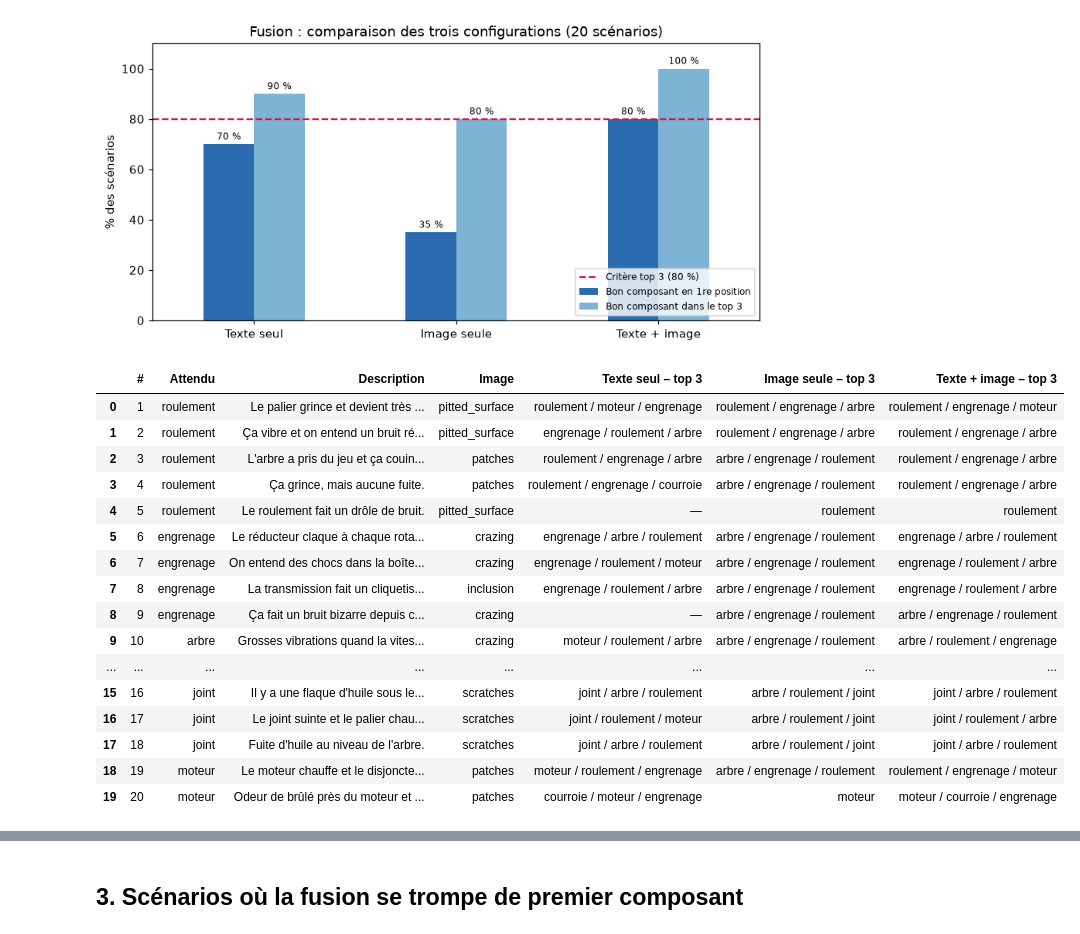
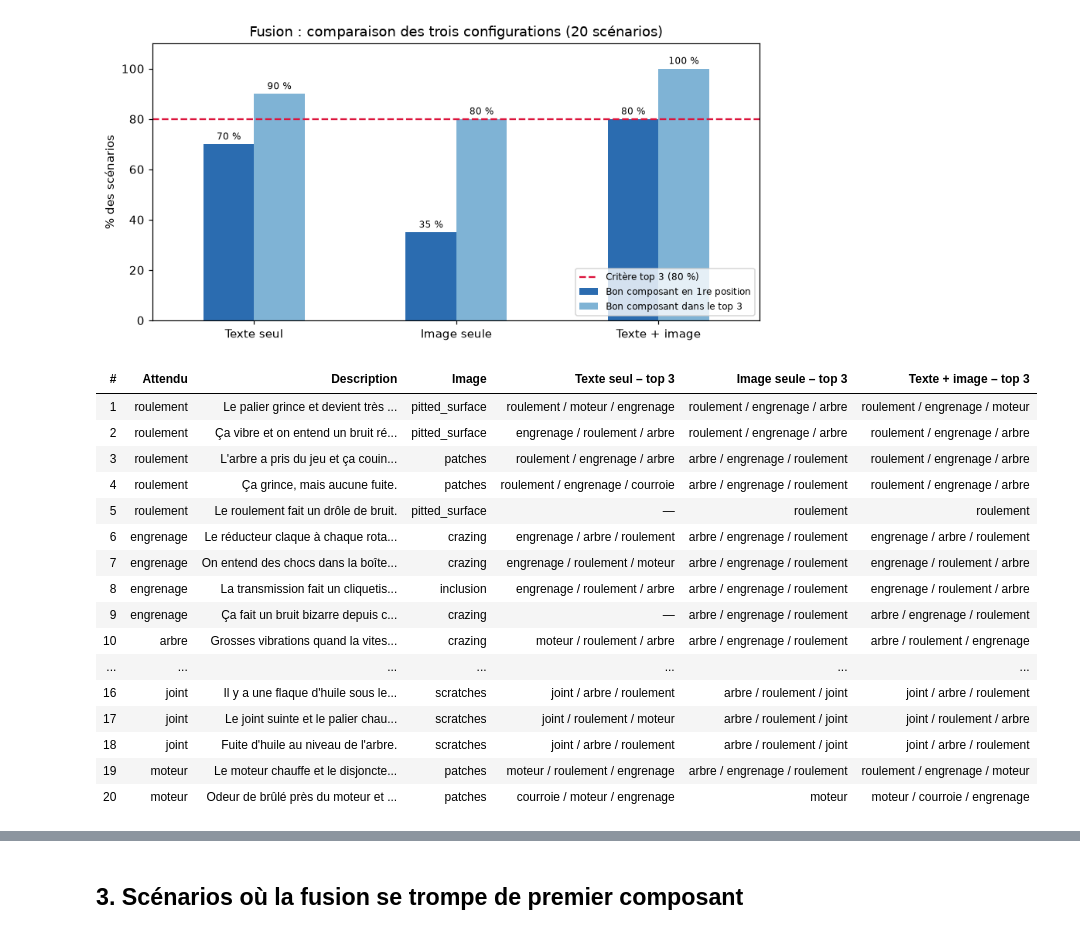
Before and after one commit to Schwonky/diagnostic-defauts, a Jupyter notebook: notebooks/fusion.ipynb, the cells around one changed output, grey strips where cells are left out. Saved outputs shown, nothing was run; the diff lists cells and outputs as text; code cells hidden in the pictures.

```diff
--- a/notebooks/fusion.ipynb
+++ b/notebooks/fusion.ipynb
@@ -164,33 +162,33 @@ plt.show()
 # %%
 colonnes = ["#", "Attendu", "Description", "Image", "Texte seul – top 3", "Image seule – top 3", "Texte + image – top 3"]
 def colorer(ligne):
     couleurs = []
     for col in ligne.index:
         nom = col.replace(" – top 3", "")
         if col.endswith("top 3") and f"{nom} – top 1 ok" in details:
             ok1, ok3 = details.loc[ligne.name, f"{nom} – top 1 ok"], details.loc[ligne.name, f"{nom} – top 3 ok"]
             couleurs.append("background-color: #d3f9d8; color: black" if ok1 else
                             "background-color: #fff3bf; color: black" if ok3 else "background-color: #ffe3e3; color: black")
         else:
             couleurs.append("")
     return couleurs
 
-details[colonnes].style.apply(colorer, axis=1)
+details[colonnes].style.apply(colorer, axis=1).hide(axis="index")
 # %% [output]
-|  | # | Attendu | Description | Image | Texte seul – top 3 | Image seule – top 3 | Texte + image – top 3 |
-| 0 | 1 | roulement | Le palier grince et devient très ... | pitted_surface | roulement / moteur / engrenage | roulement / engrenage / arbre | roulement / engrenage / moteur |
-| 1 | 2 | roulement | Ça vibre et on entend un bruit ré... | pitted_surface | engrenage / roulement / arbre | roulement / engrenage / arbre | roulement / engrenage / arbre |
-| 2 | 3 | roulement | L'arbre a pris du jeu et ça couin... | patches | roulement / engrenage / arbre | arbre / engrenage / roulement | roulement / engrenage / arbre |
-| 3 | 4 | roulement | Ça grince, mais aucune fuite. | patches | roulement / engrenage / courroie | arbre / engrenage / roulement | roulement / engrenage / arbre |
-| 4 | 5 | roulement | Le roulement fait un drôle de bruit. | pitted_surface | — | roulement | roulement |
-| 5 | 6 | engrenage | Le réducteur claque à chaque rota... | crazing | engrenage / arbre / roulement | arbre / engrenage / roulement | engrenage / arbre / roulement |
-| 6 | 7 | engrenage | On entend des chocs dans la boîte... | crazing | engrenage / roulement / moteur | arbre / engrenage / roulement | engrenage / roulement / arbre |
-| 7 | 8 | engrenage | La transmission fait un cliquetis... | inclusion | engrenage / roulement / arbre | arbre / engrenage / roulement | engrenage / roulement / arbre |
-| 8 | 9 | engrenage | Ça fait un bruit bizarre depuis c... | crazing | — | arbre / engrenage / roulement | arbre / engrenage / roulement |
-| 9 | 10 | arbre | Grosses vibrations quand la vites... | crazing | moteur / roulement / arbre | arbre / engrenage / roulement | arbre / roulement / engrenage |
-| ... | ... | ... | ... | ... | ... | ... | ... |
-| 15 | 16 | joint | Il y a une flaque d'huile sous le... | scratches | joint / arbre / roulement | arbre / roulement / joint | joint / arbre / roulement |
-| 16 | 17 | joint | Le joint suinte et le palier chau... | scratches | joint / roulement / moteur | arbre / roulement / joint | joint / roulement / arbre |
-| 17 | 18 | joint | Fuite d'huile au niveau de l'arbre. | scratches | joint / arbre / roulement | arbre / roulement / joint | joint / arbre / roulement |
-| 18 | 19 | moteur | Le moteur chauffe et le disjoncte... | patches | moteur / roulement / engrenage | arbre / engrenage / roulement | roulement / engrenage / moteur |
-| 19 | 20 | moteur | Odeur de brûlé près du moteur et ... | patches | courroie / moteur / engrenage | moteur | moteur / courroie / engrenage |
+| # | Attendu | Description | Image | Texte seul – top 3 | Image seule – top 3 | Texte + image – top 3 |
+| 1 | roulement | Le palier grince et devient très ... | pitted_surface | roulement / moteur / engrenage | roulement / engrenage / arbre | roulement / engrenage / moteur |
+| 2 | roulement | Ça vibre et on entend un bruit ré... | pitted_surface | engrenage / roulement / arbre | roulement / engrenage / arbre | roulement / engrenage / arbre |
+| 3 | roulement | L'arbre a pris du jeu et ça couin... | patches | roulement / engrenage / arbre | arbre / engrenage / roulement | roulement / engrenage / arbre |
+| 4 | roulement | Ça grince, mais aucune fuite. | patches | roulement / engrenage / courroie | arbre / engrenage / roulement | roulement / engrenage / arbre |
+| 5 | roulement | Le roulement fait un drôle de bruit. | pitted_surface | — | roulement | roulement |
+| 6 | engrenage | Le réducteur claque à chaque rota... | crazing | engrenage / arbre / roulement | arbre / engrenage / roulement | engrenage / arbre / roulement |
+| 7 | engrenage | On entend des chocs dans la boîte... | crazing | engrenage / roulement / moteur | arbre / engrenage / roulement | engrenage / roulement / arbre |
+| 8 | engrenage | La transmission fait un cliquetis... | inclusion | engrenage / roulement / arbre | arbre / engrenage / roulement | engrenage / roulement / arbre |
+| 9 | engrenage | Ça fait un bruit bizarre depuis c... | crazing | — | arbre / engrenage / roulement | arbre / engrenage / roulement |
+| 10 | arbre | Grosses vibrations quand la vites... | crazing | moteur / roulement / arbre | arbre / engrenage / roulement | arbre / roulement / engrenage |
+| ... | ... | ... | ... | ... | ... | ... |
+| 16 | joint | Il y a une flaque d'huile sous le... | scratches | joint / arbre / roulement | arbre / roulement / joint | joint / arbre / roulement |
+| 17 | joint | Le joint suinte et le palier chau... | scratches | joint / roulement / moteur | arbre / roulement / joint | joint / roulement / arbre |
+| 18 | joint | Fuite d'huile au niveau de l'arbre. | scratches | joint / arbre / roulement | arbre / roulement / joint | joint / arbre / roulement |
+| 19 | moteur | Le moteur chauffe et le disjoncte... | patches | moteur / roulement / engrenage | arbre / engrenage / roulement | roulement / engrenage / moteur |
+| 20 | moteur | Odeur de brûlé près du moteur et ... | patches | courroie / moteur / engrenage | moteur | moteur / courroie / engrenage |
```
Also changed, not shown: parts of 6 cells of this notebook, 3 other files.
